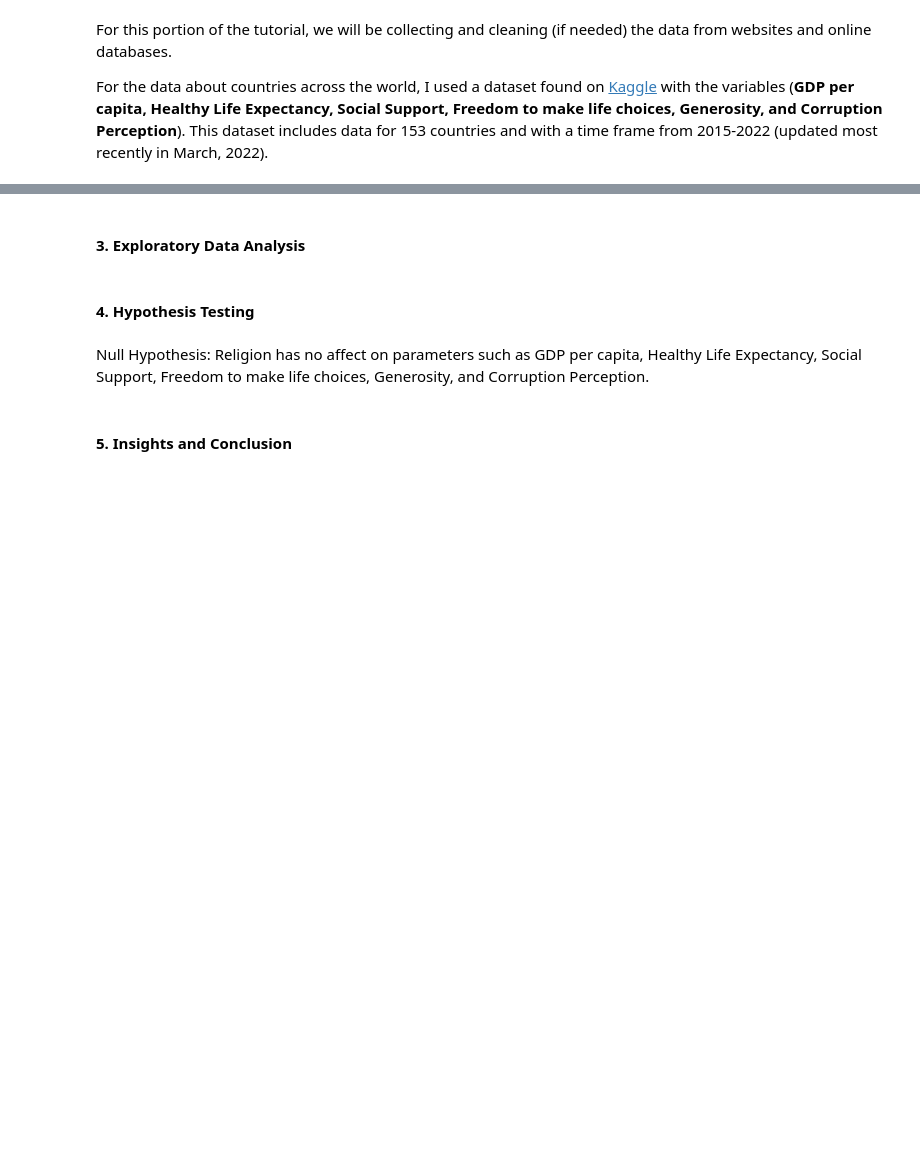
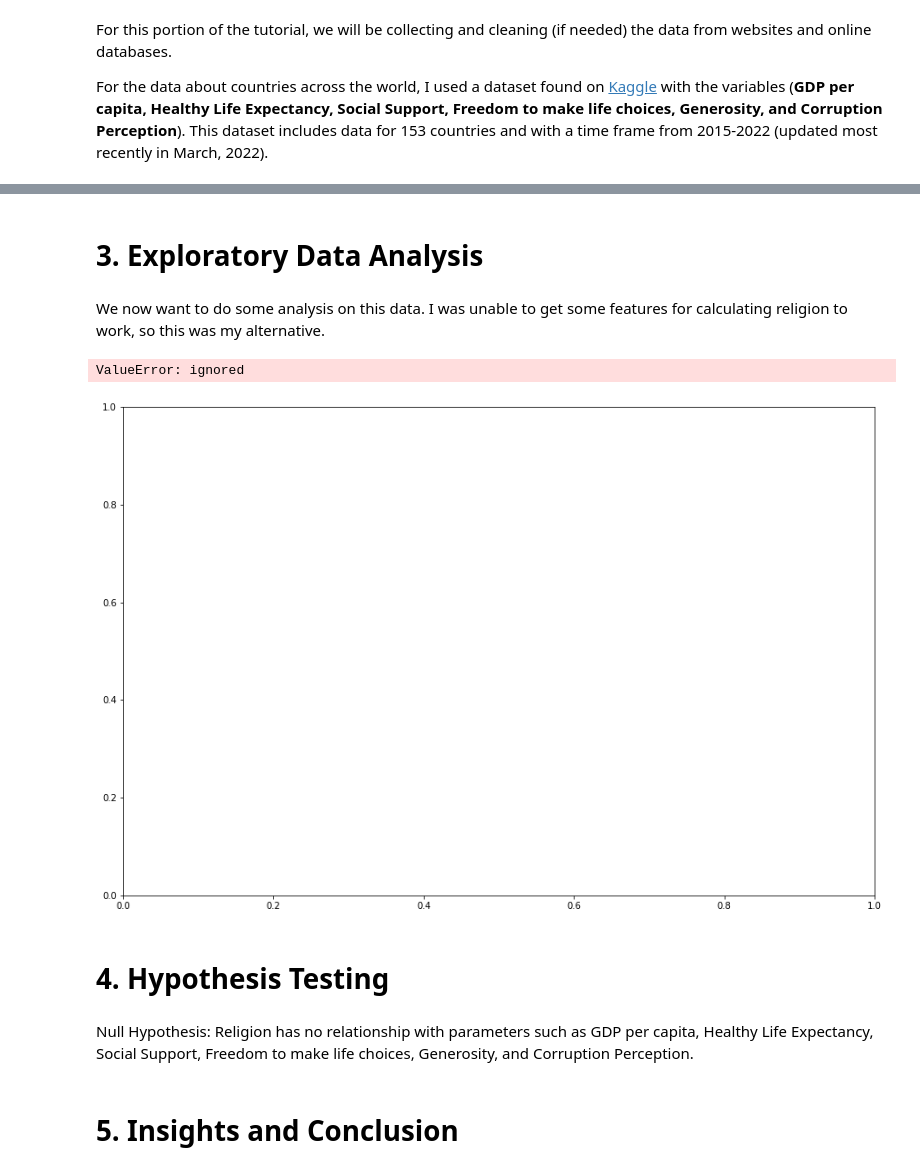
Before and after one commit to jeffrin-d/jeffrin-d.github.io, a Jupyter notebook: index.ipynb, the cells around one changed output, grey strips where cells are left out. Cells and saved outputs as stored; diff of their text form; code cells hidden in the pictures; blank space fills up the shorter version.

```diff
--- a/index.ipynb
+++ b/index.ipynb
@@ -36,0 +252,3 @@ df_2022 = pd.read_csv("data/2022.csv")
+# %%
+rel_df = pd.read_csv("UNdata.csv")
+rel_df
@@ -36,0 +271,4 @@ df_2022 = pd.read_csv("data/2022.csv")
+# %%
+rel_df.tail(90)
+rel_df.drop(rel_df.tail(90).index, inplace=True)
+rel_df
@@ -36,0 +289,3 @@ df_2022 = pd.read_csv("data/2022.csv")
+# %%
+df = rel_df[['Country or Area', 'Year', 'Religion', 'Value']]
+df.Religion.unique
@@ -36,0 +307,18 @@ df_2022 = pd.read_csv("data/2022.csv")
+# %%
+countries = df['Country or Area'].unique()
+
+df = df.drop_duplicates(subset=['Country or Area', 'Year'], keep='first')
+
+
+def label(row):
+  total = 0
+  if row['Religion'] == 'Atheist':
+    total += row['Value']
+  if row['Religion'] == 'No Religion':
+    total += row['Value']
+  if row['Religion'] == 'None':
+    total += row['Value']
+  return total
+
+df['Total'] = np.log(df['Value'])
+df
@@ -37,9 +339,18 @@ df_2022 = pd.read_csv("data/2022.csv")
 # %% [markdown]
-<h4>3. Exploratory Data Analysis</h4>
+# 3. Exploratory Data Analysis
+# %% [markdown]
+We now want to do some analysis on this data. I was unable to get some features for calculating religion to work, so this was my alternative.
+# %%
+plt.figure(figsize=(15,10))
+plt.scatter(df['Total'], happiness_df['Happiness Score'])
+plt.show()
+# %% [output]
+ValueError: ignored
+[figure, added]
 # %% [markdown]
-<h4>4. Hypothesis Testing</h4>
+# 4. Hypothesis Testing
 # %% [markdown]
 Null Hypothesis:
-Religion has no affect on parameters such as GDP per capita, Healthy Life Expectancy, Social Support, Freedom to make life choices, Generosity, and Corruption Perception.
+Religion has no relationship with parameters such as GDP per capita, Healthy Life Expectancy, Social Support, Freedom to make life choices, Generosity, and Corruption Perception.
 # %% [markdown]
-<h4>5. Insights and Conclusion</h4>
+# 5. Insights and Conclusion
```
Also changed, not shown: parts of 31 cells of this notebook.
